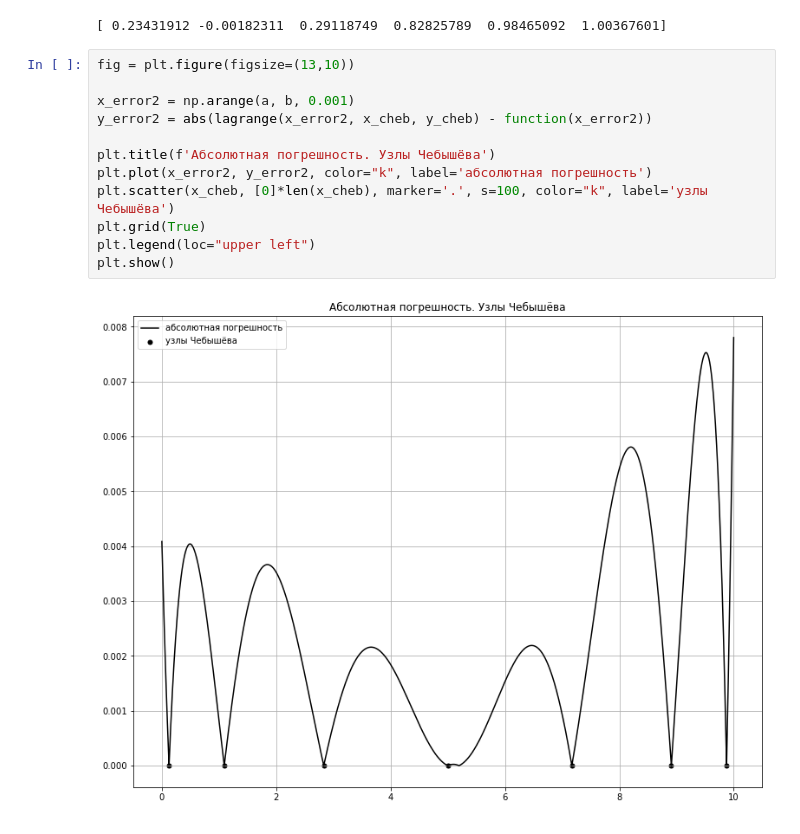
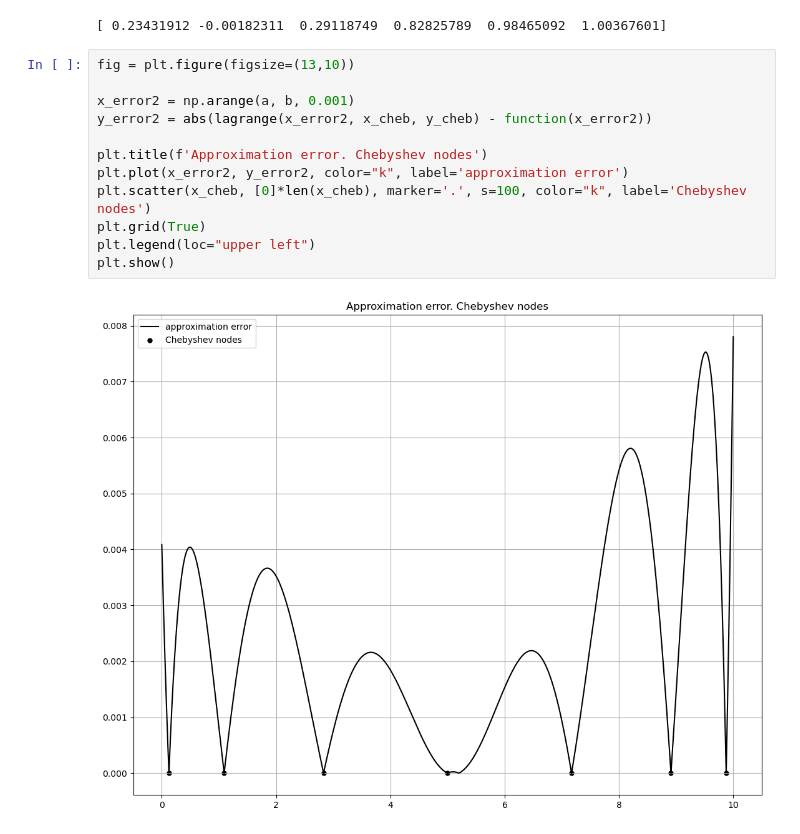
Before and after one commit to perseusf/num_methods, a Jupyter notebook: lab1.ipynb, the cells around one changed output. Saved outputs shown, nothing was run; the diff lists cells and outputs as text.

```diff
--- a/lab1.ipynb
+++ b/lab1.ipynb
@@ -128,14 +127,14 @@ print(y_middle2)
 # %%
 fig = plt.figure(figsize=(13,10))
 
 x_error2 = np.arange(a, b, 0.001)
 y_error2 = abs(lagrange(x_error2, x_cheb, y_cheb) - function(x_error2))
 
-plt.title(f'Абсолютная погрешность. Узлы Чебышёва')
-plt.plot(x_error2, y_error2, color="k", label='абсолютная погрешность')
-plt.scatter(x_cheb, [0]*len(x_cheb), marker='.', s=100, color="k", label='узлы Чебышёва')
+plt.title(f'Approximation error. Chebyshev nodes')
+plt.plot(x_error2, y_error2, color="k", label='approximation error')
+plt.scatter(x_cheb, [0]*len(x_cheb), marker='.', s=100, color="k", label='Chebyshev nodes')
 plt.grid(True)
 plt.legend(loc="upper left")
 plt.show()
 # %% [output]
-[figure, old version]
+[figure, new version]
```
Also changed, not shown: parts of 9 cells of this notebook, 6 other files.
